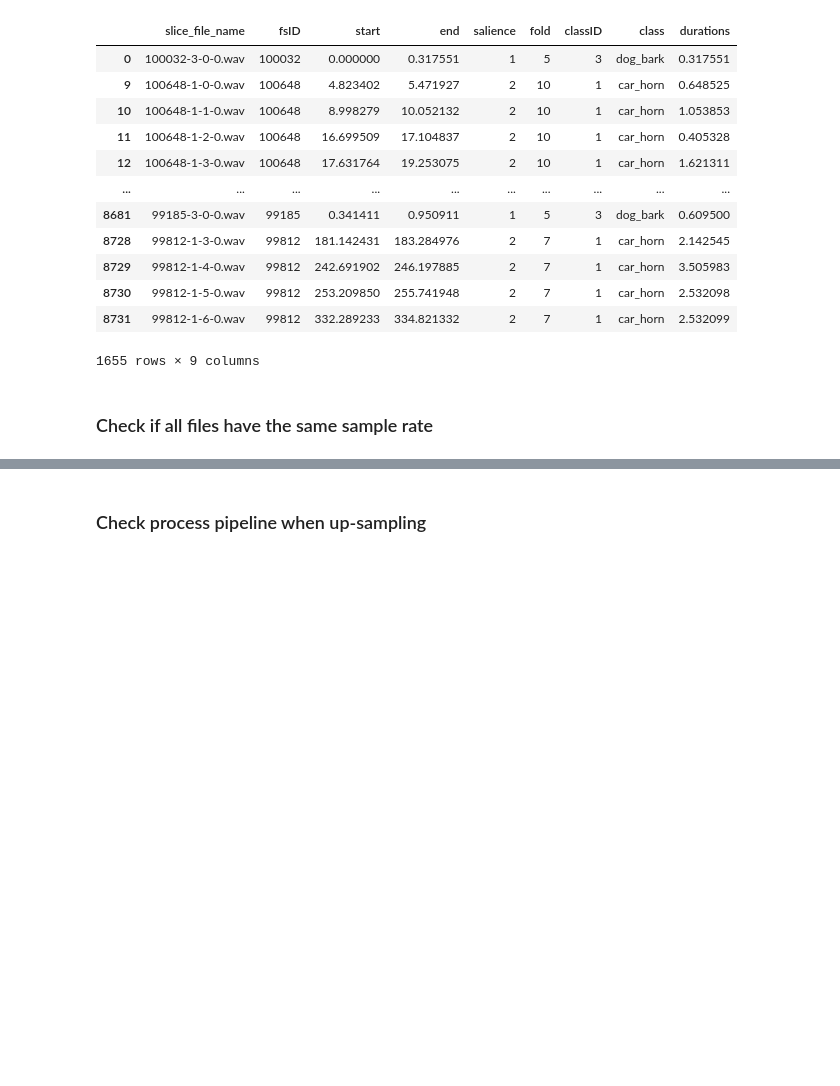
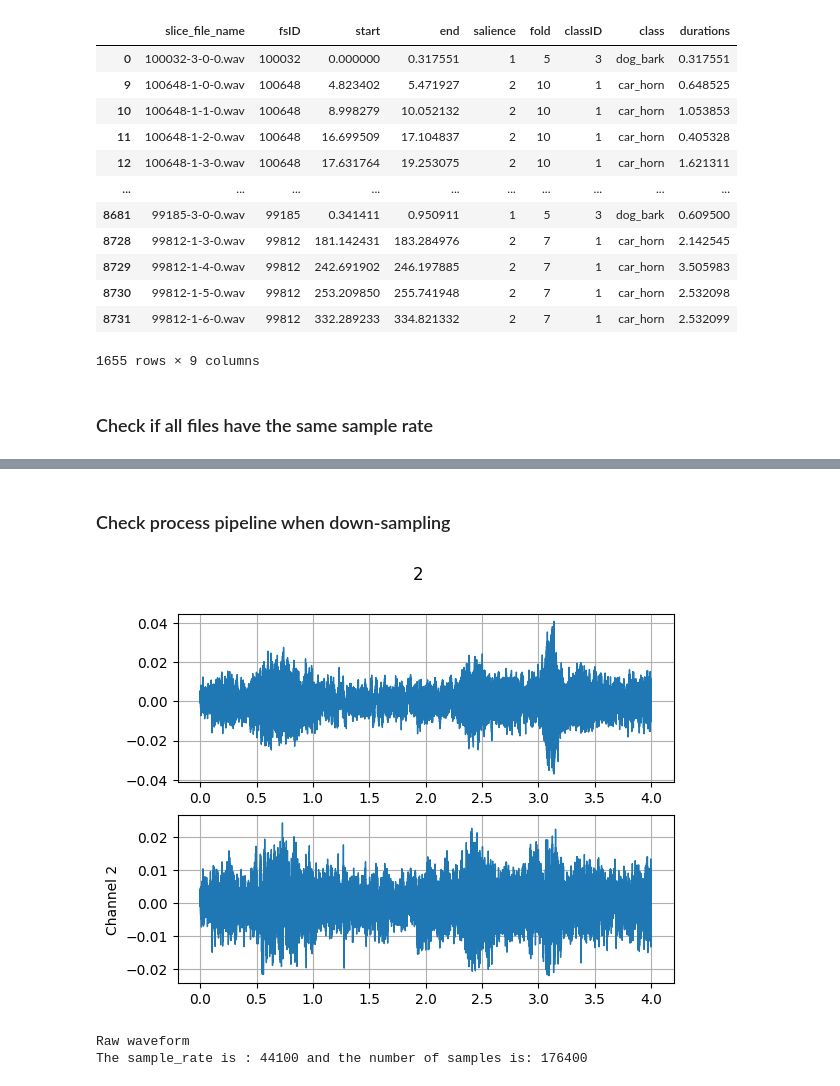
Before and after one commit to alextavern/musicAI, a Jupyter notebook: UrbanSound8K_Data_exploration+feature_extraction.ipynb, the cells around one changed output, grey strips where cells are left out. Saved outputs shown, nothing was run; the diff lists cells and outputs as text; code cells hidden in the pictures; blank space fills up the shorter version.

```diff
--- a/UrbanSound8K_Data_exploration+feature_extraction.ipynb
+++ b/UrbanSound8K_Data_exploration+feature_extraction.ipynb
@@ -187,5 +196,5 @@ plt.savefig("figures/number_of_samples.png", bbox_inches='tight')
 # %%
-waveform, sample_rate, label = dataset.get_raw_waveform(1)
+waveform, sample_rate, label = dataset.__getitem__(1)
 # %%
 num_channels, samples = waveform.shape
 num_channels
@@ -194,5 +207,36 @@ samples
 # %% [markdown]
-### Check process pipeline when up-sampling
+### Check process pipeline when down-sampling
+# %%
+def plot_waveform(waveform, sample_rate, title="Waveform", xlim=None, ylim=None):
+
+    waveform = waveform.numpy()
+
+    num_channels, num_frames = waveform.shape
+    time_axis = torch.arange(0, num_frames) / sample_rate
+
+    figure, axes = plt.subplots(num_channels, 1)
+    if num_channels == 1:
+        axes = [axes]
+    for c in range(num_channels):
+        axes[c].plot(time_axis, waveform[c], linewidth=1)
+        axes[c].grid(True)
+    if num_channels > 1:
+        axes[c].set_ylabel(f'Channel {c+1}')
+    if xlim:
+        axes[c].set_xlim(xlim)
+    if ylim:
+        axes[c].set_ylim(ylim)
+    figure.suptitle(title)
+    plt.show(block=False)
 # %%
-waveform, sample_rate, label = dataset.get_raw_waveform(0)
-dataset.plot_waveform(waveform, sample_rate, label)
+dataset = U.UrbanSoundPrep(PATH, preprocess=False )
+waveform, sample_rate, label =  dataset.__getitem__(1)
+plot_waveform(waveform, sample_rate, label)
+# %% [output]
+[figure, added]
+# %%
+print("Raw waveform")
+print("The sample_rate is : {} and the number of samples is: {}".format(sample_rate, waveform.shape[1]))
+# %% [output]
+Raw waveform
+The sample_rate is : 44100 and the number of samples is: 176400
```
Also changed, not shown: parts of 64 cells of this notebook, 1 other file.
